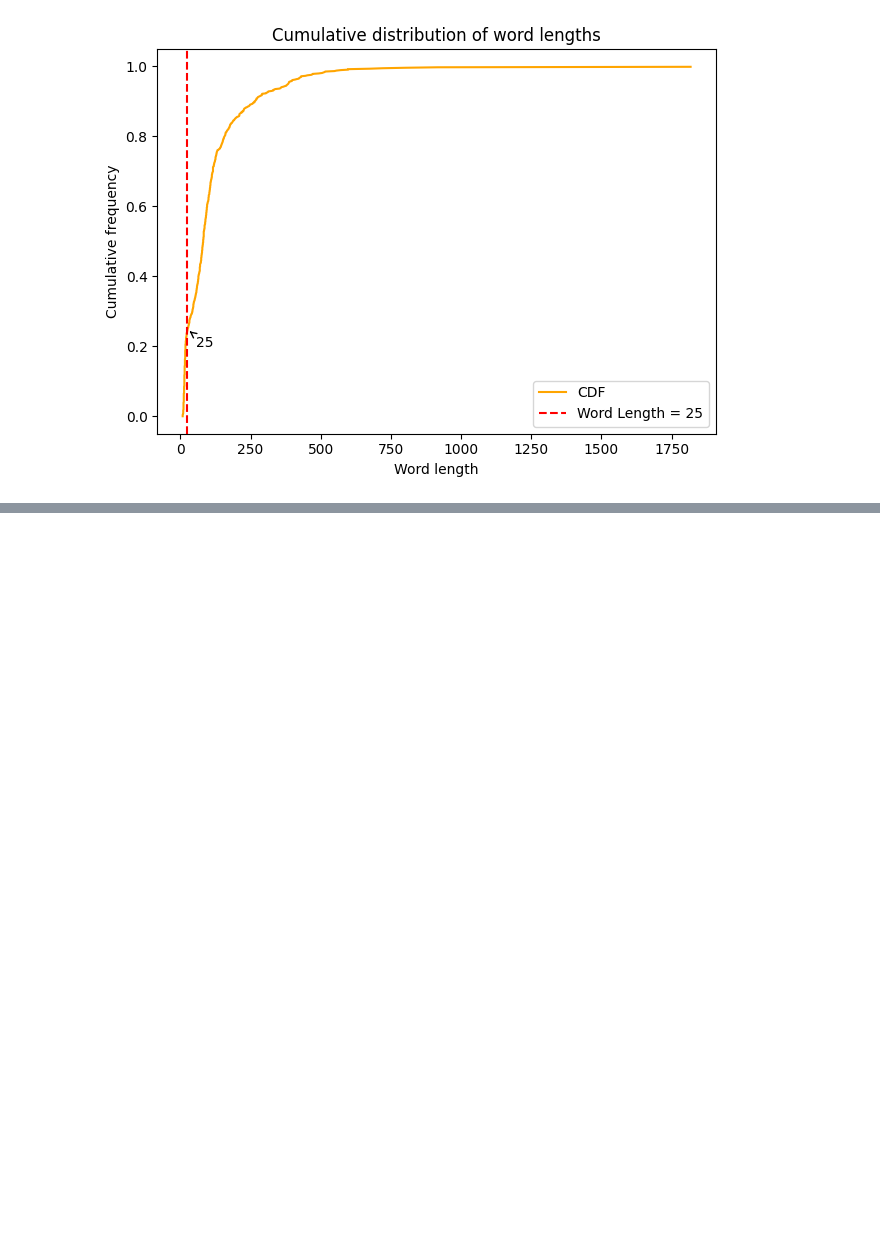
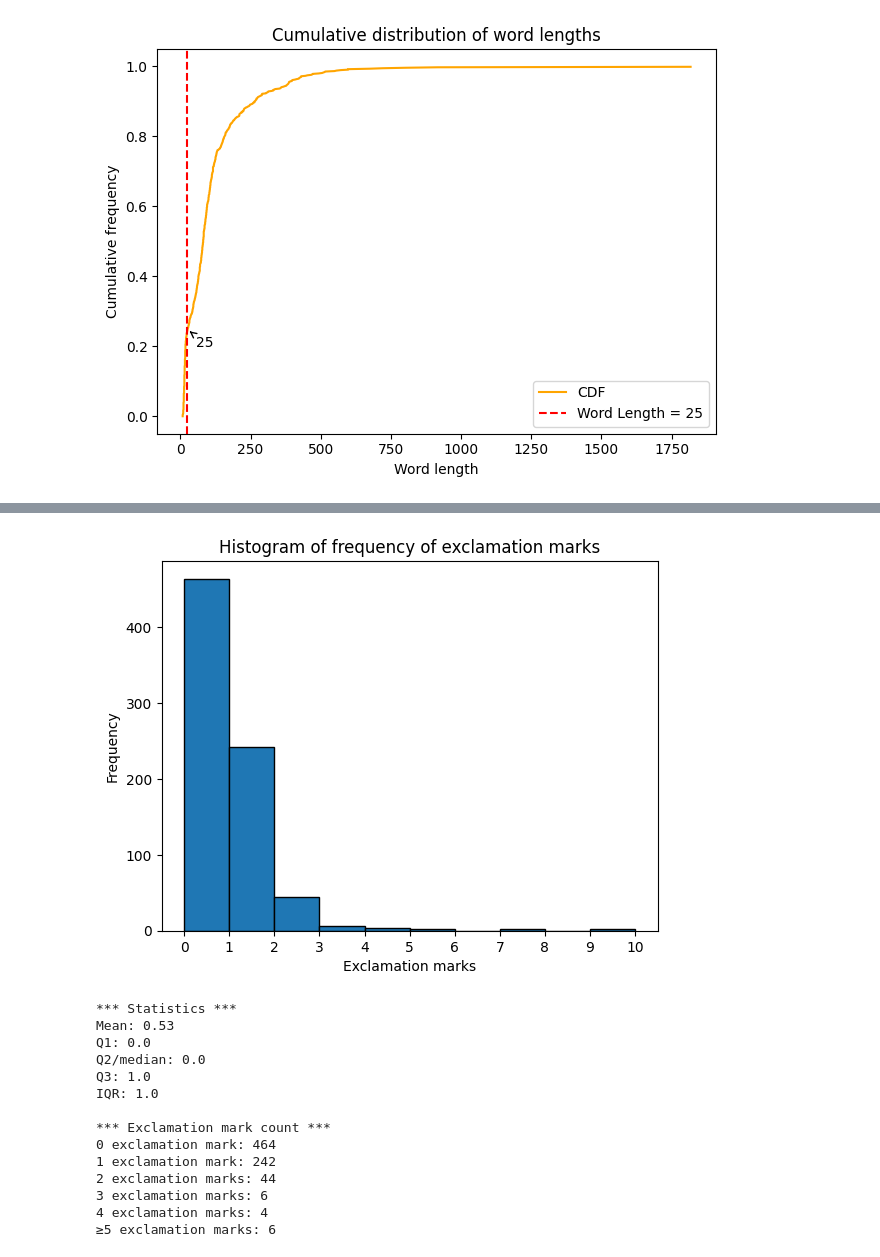
Before and after one commit to alanindra/baca-juga-cleaner, a Jupyter notebook: analysis.ipynb, the cells around one changed output, grey strips where cells are left out. Drawn from its saved outputs; the diff is of its cells as text; code cells hidden in the pictures; blank space fills up the shorter version.

```diff
--- a/analysis.ipynb
+++ b/analysis.ipynb
@@ -316,12 +317,12 @@ context_lengths = {}
 for i in range(len(baca_juga_dataset)):
     sentence = baca_juga_dataset['content'][i]
     matches = right_context_baca_juga.finditer(sentence)
-    for i, match in enumerate(matches, start=1):
+    for match in matches:
         match_text = match.group(1).strip()
         words_in_context = match_text.split()
-        first_50_words = words_in_context[:100]
-        right_context = ' '.join(first_50_words)
-        context_lengths[right_context] = len(first_50_words)
+        first_100_words = words_in_context[:100]
+        right_context = ' '.join(first_100_words)
+        context_lengths[right_context] = len(first_100_words)
 
 context_lengths_values = list(context_lengths.values())
 
@@ -363,7 +364,7 @@ context_lengths = {}
 for i in range(len(baca_juga_dataset)):
     sentence = baca_juga_dataset['content'][i]
     matches = right_context_baca_juga.finditer(sentence)
-    for i, match in enumerate(matches, start=1):
+    for match in matches:
         match_text = match.group(1).strip()
         words_in_context = match_text.split()
         right_context = ' '.join(words_in_context)
@@ -399,0 +405,58 @@ plt.show()
+# %%
+count_exclamation_marks = []
+
+for sentence_index in range(len(baca_juga_dataset)):
+    sentence = baca_juga_dataset['content'][sentence_index]
+    matches = right_context_baca_juga.finditer(sentence)
+    for match in matches:
+        match_text = match.group(1).strip()
+        words_in_context = match_text.split()
+        right_context = ' '.join(words_in_context)
+        exclamation_count = right_context.count("!")
+        count_exclamation_marks.append(exclamation_count)
+
+plt.hist(count_exclamation_marks, bins=10, edgecolor='black')
+plt.title('Histogram of frequency of exclamation marks')
+plt.xticks([0, 1, 2, 3, 4, 5, 6, 7, 8, 9, 10])
+plt.xlabel('Exclamation marks')
+plt.ylabel('Frequency')
+plt.show()
+
+mean = round(np.mean(count_exclamation_marks), 2)
+q1 = np.percentile(count_exclamation_marks, 25)
+q2 = np.percentile(count_exclamation_marks, 50)
+q3 = np.percentile(count_exclamation_marks, 75)
+iqr = q3-q1
+lowerbound = q1 - 1.5 * iqr
+upperbound = q3 + 1.5 * iqr
+
+print(f"*** Statistics ***")
+print(f"Mean: {mean}")
+print(f"Q1: {q1}")
+print(f"Q2/median: {q2}")
+print(f"Q3: {q3}")
+print(f"IQR: {iqr}")
+
+print(f"\n*** Exclamation mark count ***")
+print(f"0 exclamation mark: {count_exclamation_marks.count(0)}")
+print(f"1 exclamation mark: {count_exclamation_marks.count(1)}")
+print(f"2 exclamation marks: {count_exclamation_marks.count(2)}")
+print(f"3 exclamation marks: {count_exclamation_marks.count(3)}")
+print(f"4 exclamation marks: {count_exclamation_marks.count(4)}")
+print(f"≥5 exclamation marks: {sum(1 for num in count_exclamation_marks if num >= 5)}")
+# %% [output]
+[figure, added]
+*** Statistics ***
+Mean: 0.53
+Q1: 0.0
+Q2/median: 0.0
+Q3: 1.0
+IQR: 1.0
+
+*** Exclamation mark count ***
+0 exclamation mark: 464
+1 exclamation mark: 242
+2 exclamation marks: 44
+3 exclamation marks: 6
+4 exclamation marks: 4
+≥5 exclamation marks: 6
```
Also changed, not shown: parts of 8 cells of this notebook.
